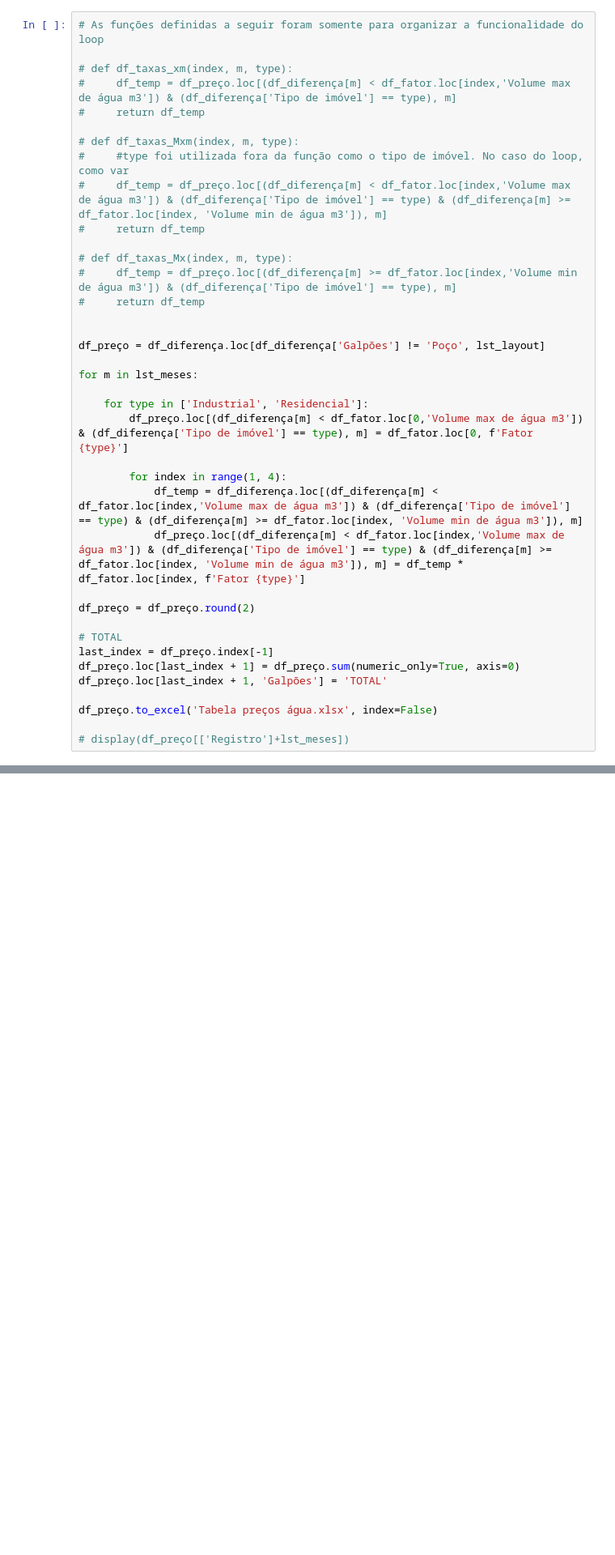
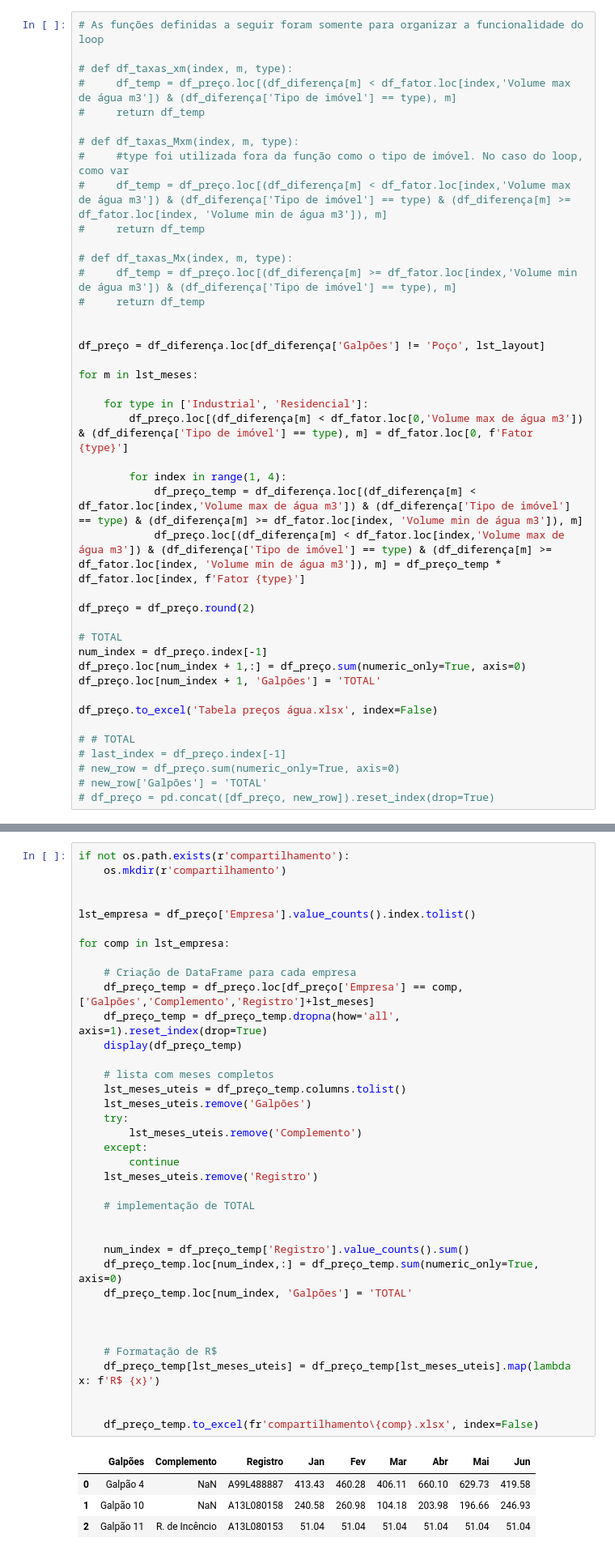
Before and after one commit to ggsv06/Condominio, a Jupyter notebook: main.ipynb, the cells around one changed output, grey strips where cells are left out. Shown at 81% size. Saved outputs shown, nothing was run; the diff lists cells and outputs as text; blank space fills up the shorter version.

```diff
--- a/main.ipynb
+++ b/main.ipynb
@@ -74,18 +68,22 @@ for m in lst_meses:
         df_preço.loc[(df_diferença[m] < df_fator.loc[0,'Volume max de água m3']) & (df_diferença['Tipo de imóvel'] == type), m] = df_fator.loc[0, f'Fator {type}']
 
         for index in range(1, 4):
-            df_temp = df_diferença.loc[(df_diferença[m] < df_fator.loc[index,'Volume max de água m3']) & (df_diferença['Tipo de imóvel'] == type) & (df_diferença[m] >= df_fator.loc[index, 'Volume min de água m3']), m]
-            df_preço.loc[(df_diferença[m] < df_fator.loc[index,'Volume max de água m3']) & (df_diferença['Tipo de imóvel'] == type) & (df_diferença[m] >= df_fator.loc[index, 'Volume min de água m3']), m] = df_temp * df_fator.loc[index, f'Fator {type}']
+            df_preço_temp = df_diferença.loc[(df_diferença[m] < df_fator.loc[index,'Volume max de água m3']) & (df_diferença['Tipo de imóvel'] == type) & (df_diferença[m] >= df_fator.loc[index, 'Volume min de água m3']), m]
+            df_preço.loc[(df_diferença[m] < df_fator.loc[index,'Volume max de água m3']) & (df_diferença['Tipo de imóvel'] == type) & (df_diferença[m] >= df_fator.loc[index, 'Volume min de água m3']), m] = df_preço_temp * df_fator.loc[index, f'Fator {type}']
 
 df_preço = df_preço.round(2)
 
 # TOTAL
-last_index = df_preço.index[-1]
-df_preço.loc[last_index + 1] = df_preço.sum(numeric_only=True, axis=0)
-df_preço.loc[last_index + 1, 'Galpões'] = 'TOTAL'
+num_index = df_preço.index[-1]
+df_preço.loc[num_index + 1,:] = df_preço.sum(numeric_only=True, axis=0)
+df_preço.loc[num_index + 1, 'Galpões'] = 'TOTAL'
 
 df_preço.to_excel('Tabela preços água.xlsx', index=False)
 
-# display(df_preço[['Registro']+lst_meses])
+# # TOTAL
+# last_index = df_preço.index[-1]
+# new_row = df_preço.sum(numeric_only=True, axis=0)
+# new_row['Galpões'] = 'TOTAL'
+# df_preço = pd.concat([df_preço, new_row]).reset_index(drop=True)
 # %% [markdown]
 # Separando arquivos na pasta compartilhamento
@@ -96,0 +90,42 @@ KeyError: 'Empresa'
+# %%
+if not os.path.exists(r'compartilhamento'):
+    os.mkdir(r'compartilhamento')
+
+
+lst_empresa = df_preço['Empresa'].value_counts().index.tolist()
+
+for comp in lst_empresa:
+
+    # Criação de DataFrame para cada empresa
+    df_preço_temp = df_preço.loc[df_preço['Empresa'] == comp, ['Galpões','Complemento','Registro']+lst_meses]
+    df_preço_temp = df_preço_temp.dropna(how='all', axis=1).reset_index(drop=True)
+    display(df_preço_temp)
+
+    # lista com meses completos
+    lst_meses_uteis = df_preço_temp.columns.tolist()
+    lst_meses_uteis.remove('Galpões')
+    try:
+        lst_meses_uteis.remove('Complemento')
+    except:
+        continue
+    lst_meses_uteis.remove('Registro')
+
+    # implementação de TOTAL
+
+
+    num_index = df_preço_temp['Registro'].value_counts().sum()
+    df_preço_temp.loc[num_index,:] = df_preço_temp.sum(numeric_only=True, axis=0)
+    df_preço_temp.loc[num_index, 'Galpões'] = 'TOTAL'
+
+
+
+    # Formatação de R$
+    df_preço_temp[lst_meses_uteis] = df_preço_temp[lst_meses_uteis].map(lambda x: f'R$ {x}')
+
+
+    df_preço_temp.to_excel(fr'compartilhamento\{comp}.xlsx', index=False)
+# %% [output]
+|  | Galpões | Complemento | Registro | Jan | Fev | Mar | Abr | Mai | Jun |
+| 0 | Galpão 4 | NaN | A99L488887 | 413.43 | 460.28 | 406.11 | 660.10 | 629.73 | 419.58 |
+| 1 | Galpão 10 | NaN | A13L080158 | 240.58 | 260.98 | 104.18 | 203.98 | 196.66 | 246.93 |
+| 2 | Galpão 11 | R. de Incêncio | A13L080153 | 51.04 | 51.04 | 51.04 | 51.04 | 51.04 | 51.04 |
```
Also changed, not shown: parts of 3 cells of this notebook, 4 other files.
